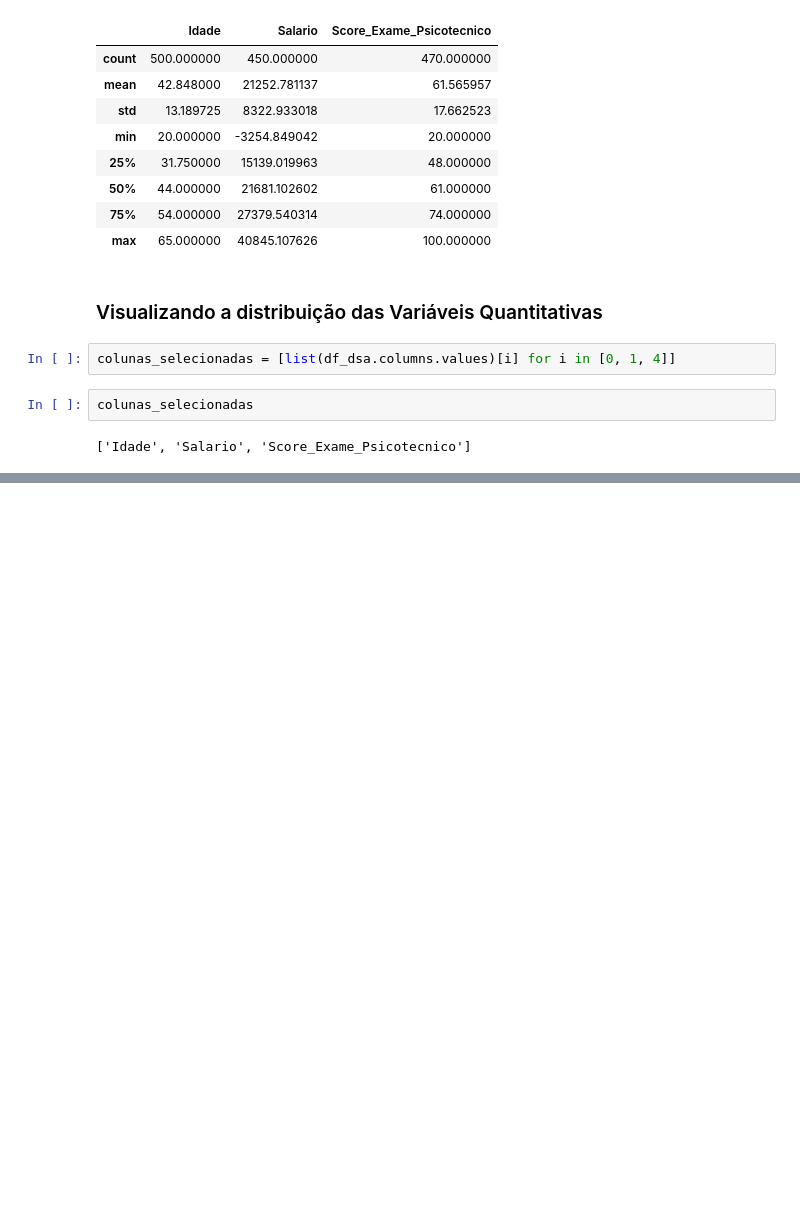
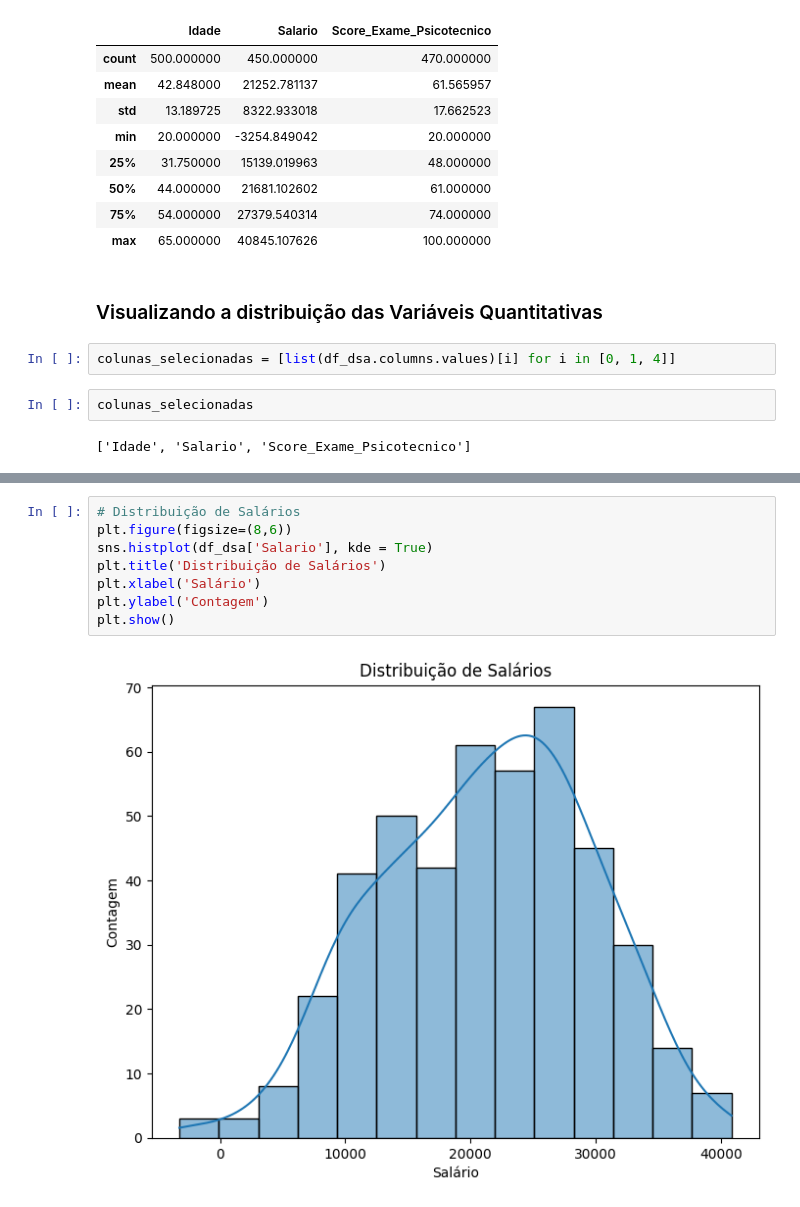
Before and after one commit to AlexFelipeBarbosa/DSA_AnalistaDados_4_0, a Jupyter notebook: 02_Python/04 - Pre Processamento/Capitulo4.ipynb, the cells around one changed output, grey strips where cells are left out. Cells and saved outputs as stored; diff of their text form; blank space fills up the shorter version.

```diff
--- a/02_Python/04 - Pre Processamento/Capitulo4.ipynb
+++ b/02_Python/04 - Pre Processamento/Capitulo4.ipynb
@@ -122,3 +123,13 @@ plt.ylabel('Contagem')
 plt.show()
 # %% [output]
 [figure]
+# %%
+# Distribuição de Salários
+plt.figure(figsize=(8,6))
+sns.histplot(df_dsa['Salario'], kde = True)
+plt.title('Distribuição de Salários')
+plt.xlabel('Salário')
+plt.ylabel('Contagem')
+plt.show()
+# %% [output]
+[figure, added]
```
Also changed, not shown: parts of 29 cells of this notebook.
